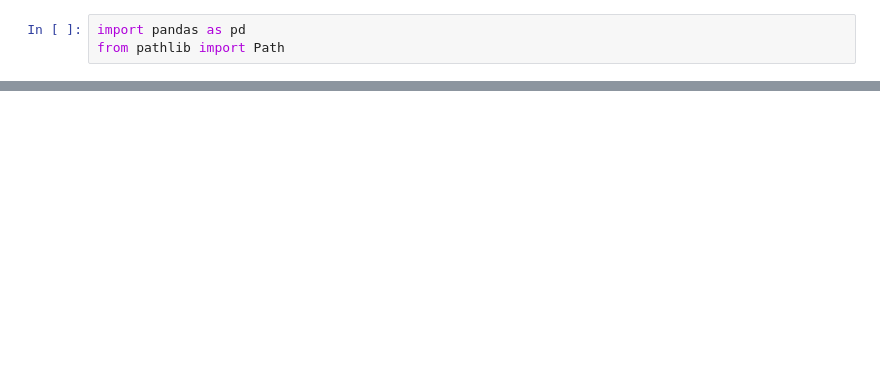
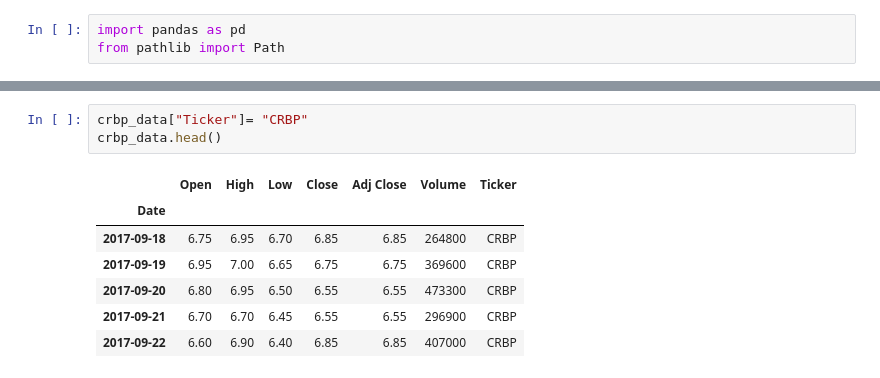
Before and after one commit to Briantaylor97/Cannabis-industry-analysis, a Jupyter notebook: notebooks/alex_project.ipynb, the cells around one changed output, grey strips where cells are left out. Drawn from its saved outputs; the diff is of its cells as text; blank space fills up the shorter version.

```diff
--- a/notebooks/alex_project.ipynb
+++ b/notebooks/alex_project.ipynb
@@ -18,0 +56,11 @@ companies_dataframe.iloc[]
+# %%
+crbp_data["Ticker"]= "CRBP"
+crbp_data.head()
+# %% [output]
+|  | Open | High | Low | Close | Adj Close | Volume | Ticker |
+| Date |  |  |  |  |  |  |  |
+| 2017-09-18 | 6.75 | 6.95 | 6.70 | 6.85 | 6.85 | 264800 | CRBP |
+| 2017-09-19 | 6.95 | 7.00 | 6.65 | 6.75 | 6.75 | 369600 | CRBP |
+| 2017-09-20 | 6.80 | 6.95 | 6.50 | 6.55 | 6.55 | 473300 | CRBP |
+| 2017-09-21 | 6.70 | 6.70 | 6.45 | 6.55 | 6.55 | 296900 | CRBP |
+| 2017-09-22 | 6.60 | 6.90 | 6.40 | 6.85 | 6.85 | 407000 | CRBP |
```
Also changed, not shown: parts of 16 cells of this notebook, 3 other files.
